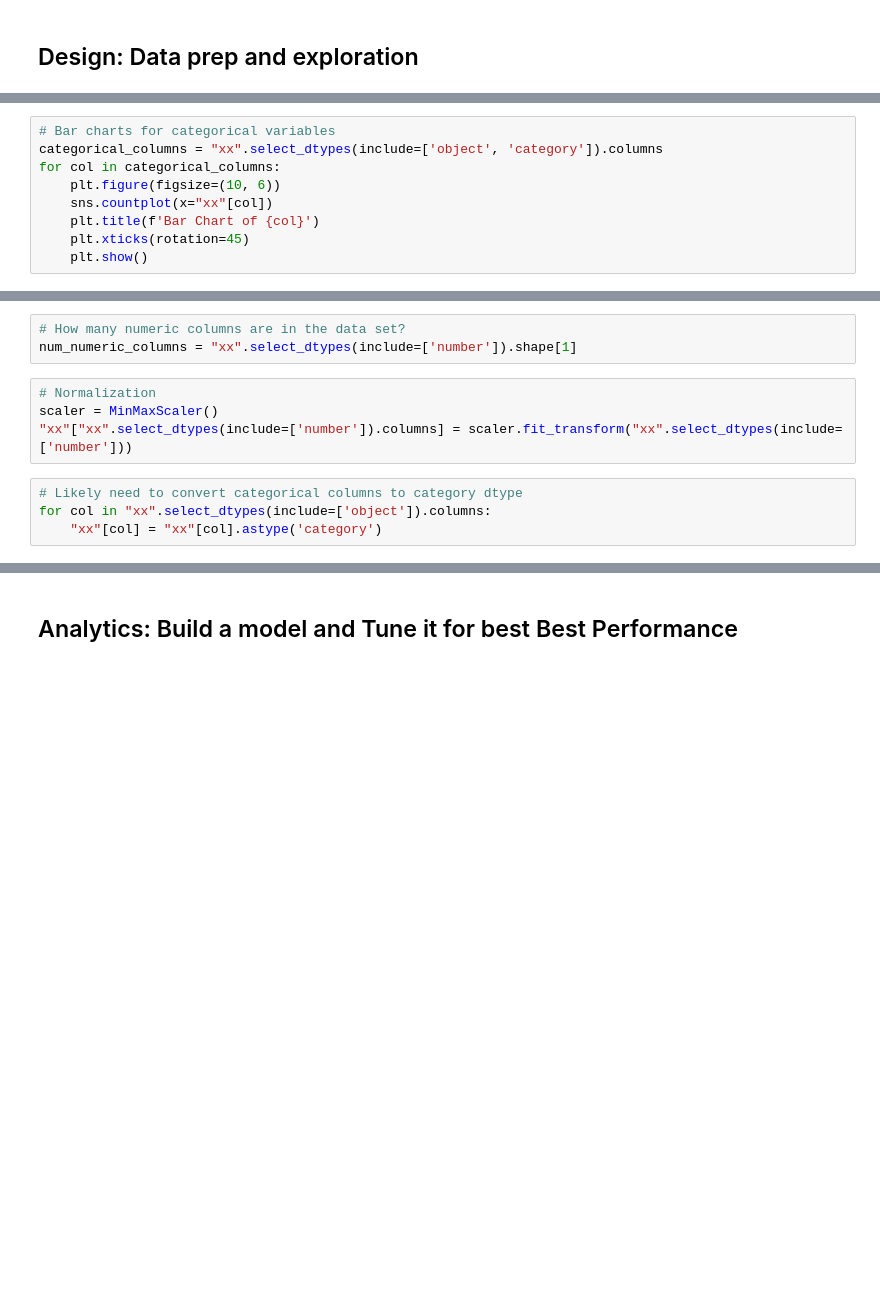
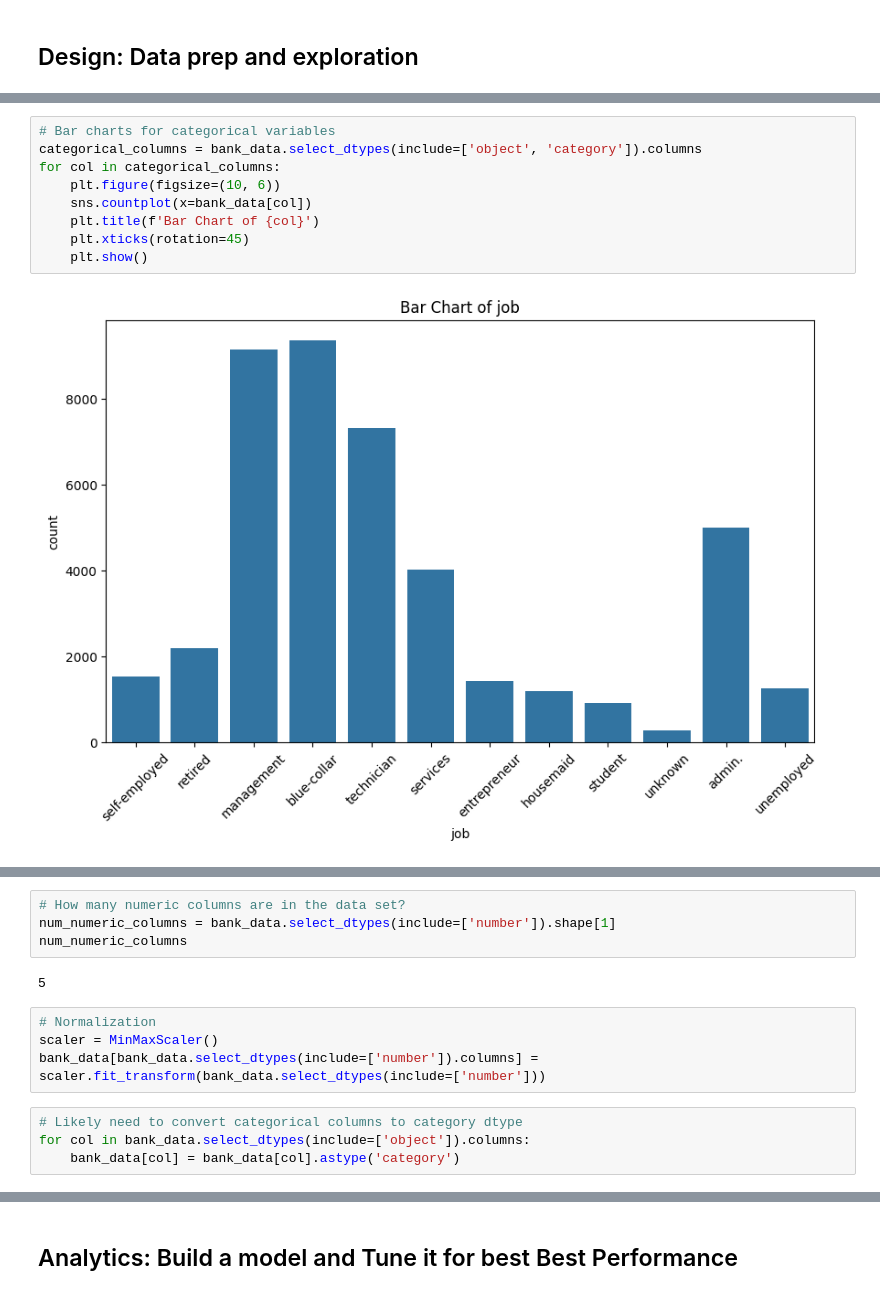
Before and after one commit to HarishParu/ds1001_final, a Jupyter notebook: ds1001_final/notebooks/Final_Project_Notebook.ipynb, the cells around one changed output, grey strips where cells are left out. Cells and saved outputs as stored; diff of their text form; blank space fills up the shorter version.

```diff
--- a/ds1001_final/notebooks/Final_Project_Notebook.ipynb
+++ b/ds1001_final/notebooks/Final_Project_Notebook.ipynb
@@ -105,9 +138,11 @@ for col in numeric_columns:
 # %%
 # Bar charts for categorical variables
-categorical_columns = "xx".select_dtypes(include=['object', 'category']).columns
+categorical_columns = bank_data.select_dtypes(include=['object', 'category']).columns
 for col in categorical_columns:
     plt.figure(figsize=(10, 6))
-    sns.countplot(x="xx"[col])
+    sns.countplot(x=bank_data[col])
     plt.title(f'Bar Chart of {col}')
     plt.xticks(rotation=45)
     plt.show()
+# %% [output]
+[figure, added]
@@ -114,14 +156,17 @@ for col in categorical_columns:
 # %%
 # How many numeric columns are in the data set?
-num_numeric_columns = "xx".select_dtypes(include=['number']).shape[1]
+num_numeric_columns = bank_data.select_dtypes(include=['number']).shape[1]
+num_numeric_columns
+# %% [output]
+5
 # %%
 # Normalization
 scaler = MinMaxScaler()
-"xx"["xx".select_dtypes(include=['number']).columns] = scaler.fit_transform("xx".select_dtypes(include=['number']))
+bank_data[bank_data.select_dtypes(include=['number']).columns] = scaler.fit_transform(bank_data.select_dtypes(include=['number']))
 # %%
 # Likely need to convert categorical columns to category dtype
-for col in "xx".select_dtypes(include=['object']).columns:
-    "xx"[col] = "xx"[col].astype('category')
+for col in bank_data.select_dtypes(include=['object']).columns:
+    bank_data[col] = bank_data[col].astype('category')
 # %%
 # Creating dummy variables, make sure the variables that need to be converted to dummies are categorical, not numeric.
 # This might require you to convert some columns to categorical first using astype('category')
```
Also changed, not shown: parts of 23 cells of this notebook.
